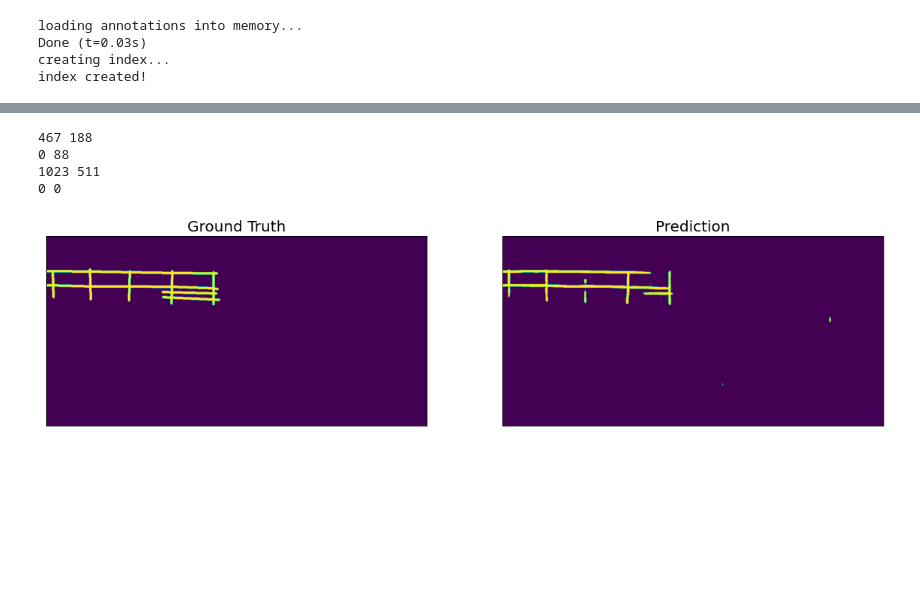
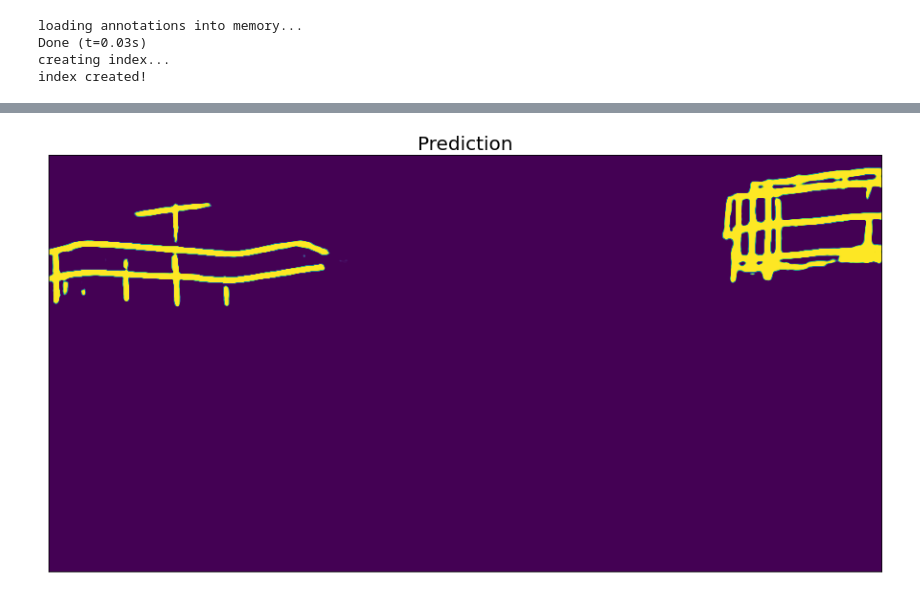
Before and after one commit to Amsterdam-Internships/Fence-Detection, a Jupyter notebook: notebooks/test-unet-predictions.ipynb, the cells around one changed output, grey strips where cells are left out. Drawn from its saved outputs; the diff is of its cells as text; code cells hidden in the pictures; blank space fills up the shorter version.

```diff
--- a/notebooks/test-unet-predictions.ipynb
+++ b/notebooks/test-unet-predictions.ipynb
@@ -17,6 +19,6 @@ from utils.augmentation import *
 # %%
 preprocessing_fn = smp.encoders.get_preprocessing_fn('resnet18', 'imagenet')
-model = torch.load(os.path.join('..', 'models', 'cnns', 'best_model.pth'))
+model = torch.load(os.path.join('..', 'models', 'weights', 'unetpp.pth'))
 
 # images = os.path.join('..', 'data', 'images')
 # annotations = os.path.join('..', 'data', 'spectrum-batch-1', 'annotations.json')
@@ -55,10 +39,16 @@ UnetPlusPlus(
 
 miou = 0
 IoU = JaccardIndex(num_classes=2, reduction='none')
+BO = BlobOverlap()
+
+
 imdir = os.path.join('..', 'data', 'fences-quays', 'images')
-cfmat = ConfusionMatrix(num_classes=2, normalize='true')
+
+
+preds = []
 
 for i, (image, mask) in enumerate(data):
+    print(i)
     img = plt.imread(os.path.join(imdir, data.images[i]['file_name']))
 
     mask = np.squeeze(mask)
@@ -66,7 +56,7 @@ for i, (image, mask) in enumerate(data):
 
     pred = model(x).detach().squeeze().cpu()#.numpy()
 
-    cfmat.update(pred, torch.from_numpy(mask).int())
+    BO.update(pred.numpy(), mask.squeeze())
 
 #     visualize(image=img,
 #               ground_truth=mask,
@@ -75,9 +65,11 @@ for i, (image, mask) in enumerate(data):
 #     print(IoU(torch.as_tensor(pred).unsqueeze(0), torch.as_tensor(mask).unsqueeze(0).int()))
     miou += IoU(torch.as_tensor(pred).unsqueeze(0), torch.as_tensor(mask).unsqueeze(0).int())
 
+
+    preds.append(pred)
 #     if i > 5:
 #         break
 
 print(miou / (i + 1))
-cfmat.compute()
+BO.compute()
 # %% [output]
@@ -103,12 +94,20 @@ tensor([[0.9911, 0.0089],
-# %%
-from utils.metrics import box_precision
-
-box_precision(mask, pred)
-visualize(ground_truth=mask,
-          prediction=pred)
-# %% [output]
-467 188
-0 88
-1023 511
-0 0
-[figure, removed]
+# %%
+from sklearn.cluster import DBSCAN
+
+idx=68
+
+visualize(prediction=preds[idx])
+
+pred_np = preds[idx].numpy()
+ones_xy_mask = np.flip(np.column_stack(np.where(pred_np > 0.5)), axis=1)
+
+labels = DBSCAN(eps=50, min_samples=10).fit(ones_xy_mask)
+labels = labels.labels_
+
+#     xmax, ymax = ones_xy_mask.max(axis=0)
+#     xmin, ymin = ones_xy_mask.min(axis=0)
+
+#     print(xmax, ymax)
+#     print(xmin, ymin)
+# %% [output]
+[figure, added]
```
Also changed, not shown: parts of 8 cells of this notebook, 1 other file.
